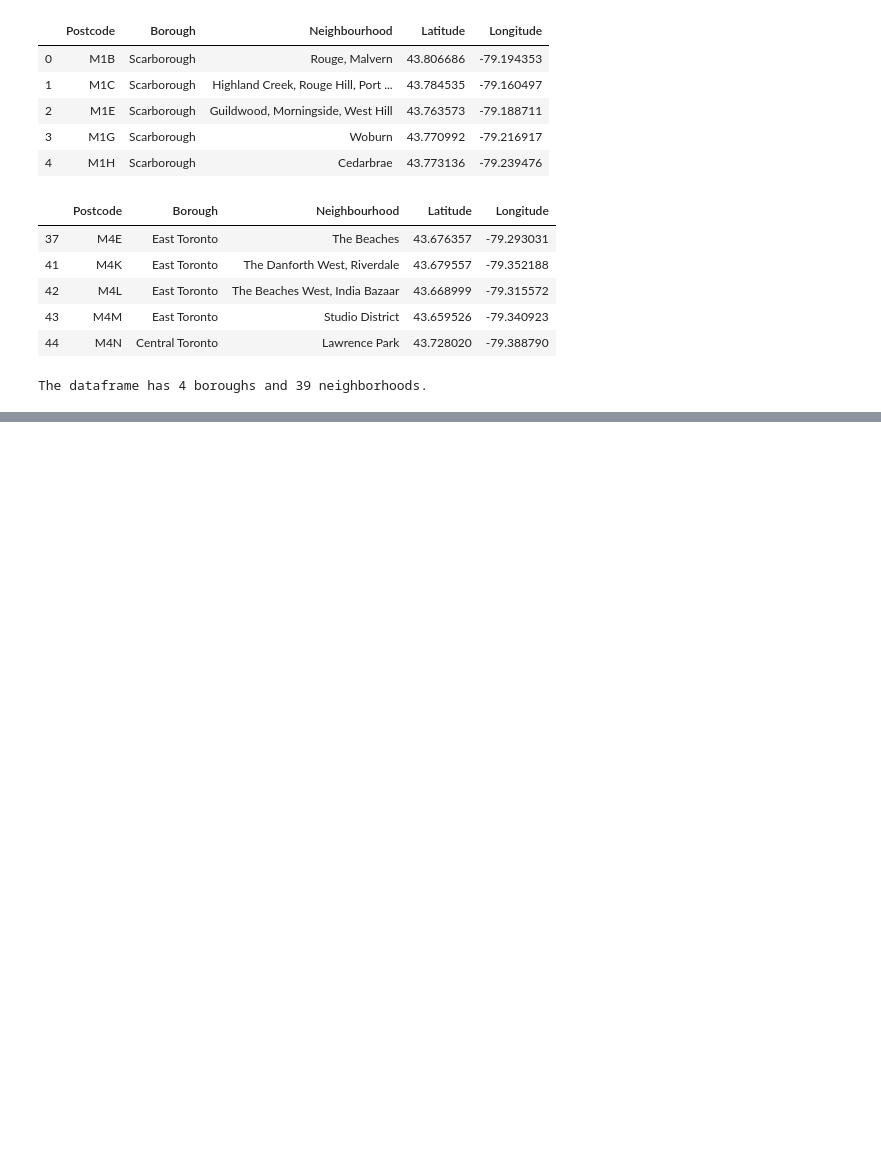
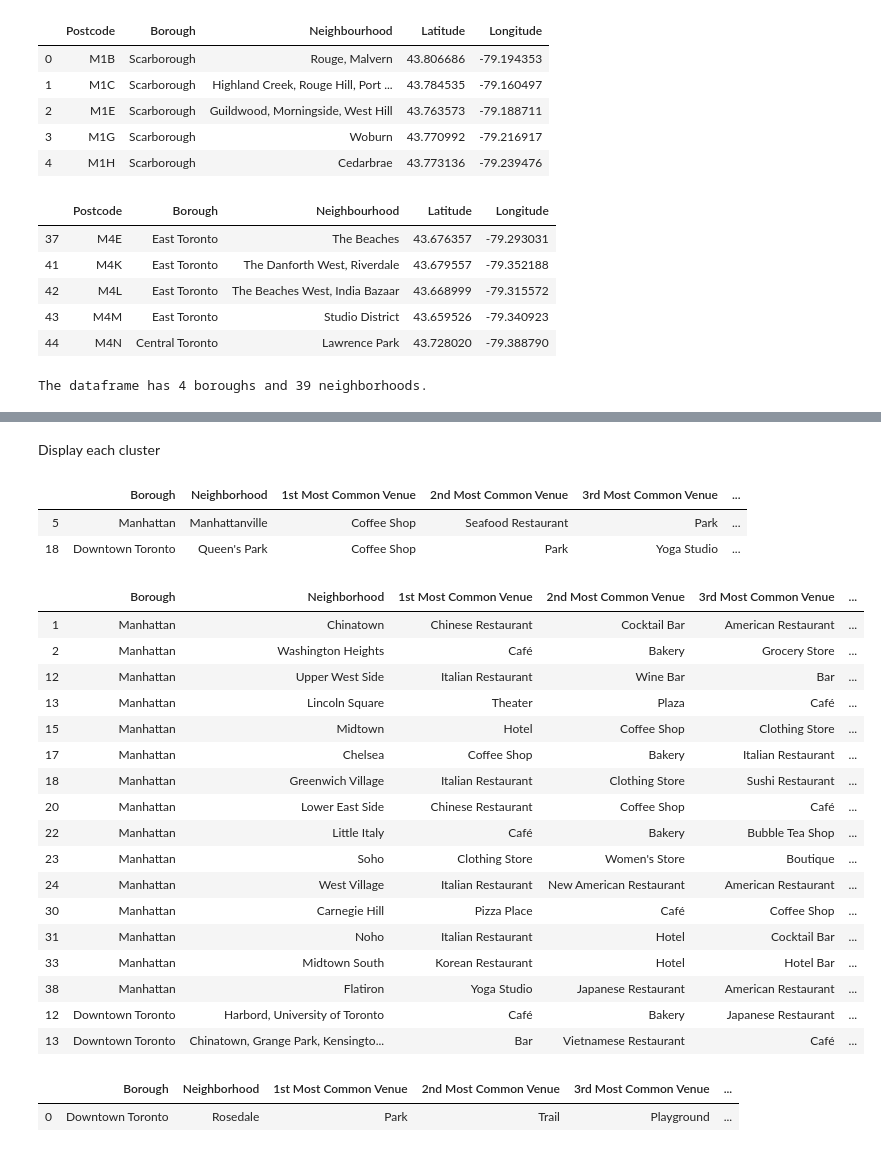
Before and after one commit to kicokicoo/Coursera_Capstone, a Jupyter notebook: The_Battle_of_Neighborhoods.ipynb, the cells around one changed output, grey strips where cells are left out. Drawn from its saved outputs; the diff is of its cells as text; code cells hidden in the pictures; blank space fills up the shorter version.

```diff
--- a/The_Battle_of_Neighborhoods.ipynb
+++ b/The_Battle_of_Neighborhoods.ipynb
@@ -114,5 +116,5 @@ Scrape the Wikipedia page https://en.wikipedia.org/wiki/List_of_postal_codes_of_
 # %%
-PostalCode = pd.read_html("https://en.wikipedia.org/wiki/List_of_postal_codes_of_Canada:_M")[0]
+PostalCode = pd.read_html("https://en.wikipedia.org/w/index.php?title=List_of_postal_codes_of_Canada:_M&oldid=945633050")[0]
 PostalCode.head()
 # %% [output]
 |  | Postcode | Borough | Neighbourhood |
@@ -239,0 +435,11 @@ def getNearbyVenues(names, latitudes, longitudes):
+# %%
+# set number of clusters
+kclusters = 5
+
+grouped_clustering = Data_grouped.drop(['Borough','Neighborhood'], 1)
+
+# run k-means clustering
+kmeans = KMeans(n_clusters=kclusters, random_state=0).fit(grouped_clustering)
+
+# check cluster labels generated for each row in the dataframe
+kmeans.labels_[0:10]
@@ -239,0 +448,11 @@ def getNearbyVenues(names, latitudes, longitudes):
+# %%
+# add clustering labels
+neighborhoods_venues_sorted.insert(0, 'Cluster Labels', kmeans.labels_)
+neighborhoods_venues_sorted=neighborhoods_venues_sorted.drop(['Borough'], 1)
+
+Alldata_merged = All_data
+
+# merge toronto_grouped with toronto_data to add latitude/longitude for each neighborhood
+Alldata_merged = Alldata_merged.join(neighborhoods_venues_sorted.set_index('Neighborhood'), on='Neighborhood')
+
+Alldata_merged.head()
@@ -239,0 +531,19 @@ def getNearbyVenues(names, latitudes, longitudes):
+# %%
+# set number of clusters
+kclusters = 10
+
+grouped_clustering2 = Data_grouped.drop(['Borough','Neighborhood'], 1)
+
+# run k-means clustering
+kmeans2 = KMeans(n_clusters=kclusters, random_state=0).fit(grouped_clustering2)
+
+# add clustering labels
+neighborhoods_venues_sorted=neighborhoods_venues_sorted.drop(['Cluster Labels'], 1)
+neighborhoods_venues_sorted.insert(0, 'Cluster Labels', kmeans2.labels_)
+
+Alldata_merged2 = All_data
+
+# merge toronto_grouped with toronto_data to add latitude/longitude for each neighborhood
+Alldata_merged2 = Alldata_merged2.join(neighborhoods_venues_sorted.set_index('Neighborhood'), on='Neighborhood')
+
+Alldata_merged2.head()
@@ -239,0 +557,34 @@ def getNearbyVenues(names, latitudes, longitudes):
+# %% [markdown]
+Display each cluster
+# %%
+Alldata_merged2.loc[Alldata_merged2['Cluster Labels'] == 0, Alldata_merged2.columns[[0] + [1] + list(range(5, Alldata_merged2.shape[1]))]]
+# %% [output]
+|  | Borough | Neighborhood | 1st Most Common Venue | 2nd Most Common Venue | 3rd Most Common Venue | ... |
+| 5 | Manhattan | Manhattanville | Coffee Shop | Seafood Restaurant | Park | ... |
+| 18 | Downtown Toronto | Queen's Park | Coffee Shop | Park | Yoga Studio | ... |
+# %%
+Alldata_merged2.loc[Alldata_merged2['Cluster Labels'] == 1, Alldata_merged2.columns[[0] + [1] + list(range(5, Alldata_merged2.shape[1]))]]
+# %% [output]
+|  | Borough | Neighborhood | 1st Most Common Venue | 2nd Most Common Venue | 3rd Most Common Venue | ... |
+| 1 | Manhattan | Chinatown | Chinese Restaurant | Cocktail Bar | American Restaurant | ... |
+| 2 | Manhattan | Washington Heights | Café | Bakery | Grocery Store | ... |
+| 12 | Manhattan | Upper West Side | Italian Restaurant | Wine Bar | Bar | ... |
+| 13 | Manhattan | Lincoln Square | Theater | Plaza | Café | ... |
+| 15 | Manhattan | Midtown | Hotel | Coffee Shop | Clothing Store | ... |
+| 17 | Manhattan | Chelsea | Coffee Shop | Bakery | Italian Restaurant | ... |
+| 18 | Manhattan | Greenwich Village | Italian Restaurant | Clothing Store | Sushi Restaurant | ... |
+| 20 | Manhattan | Lower East Side | Chinese Restaurant | Coffee Shop | Café | ... |
+| 22 | Manhattan | Little Italy | Café | Bakery | Bubble Tea Shop | ... |
+| 23 | Manhattan | Soho | Clothing Store | Women's Store | Boutique | ... |
+| 24 | Manhattan | West Village | Italian Restaurant | New American Restaurant | American Restaurant | ... |
+| 30 | Manhattan | Carnegie Hill | Pizza Place | Café | Coffee Shop | ... |
+| 31 | Manhattan | Noho | Italian Restaurant | Hotel | Cocktail Bar | ... |
+| 33 | Manhattan | Midtown South | Korean Restaurant | Hotel | Hotel Bar | ... |
+| 38 | Manhattan | Flatiron | Yoga Studio | Japanese Restaurant | American Restaurant | ... |
+| 12 | Downtown Toronto | Harbord, University of Toronto | Café | Bakery | Japanese Restaurant | ... |
+| 13 | Downtown Toronto | Chinatown, Grange Park, Kensingto... | Bar | Vietnamese Restaurant | Café | ... |
+# %%
+Alldata_merged2.loc[Alldata_merged2['Cluster Labels'] == 2, Alldata_merged2.columns[[0] + [1] + list(range(5, Alldata_merged2.shape[1]))]]
+# %% [output]
+|  | Borough | Neighborhood | 1st Most Common Venue | 2nd Most Common Venue | 3rd Most Common Venue | ... |
+| 0 | Downtown Toronto | Rosedale | Park | Trail | Playground | ... |
```
Also changed, not shown: parts of 40 cells of this notebook, 2 other files.
